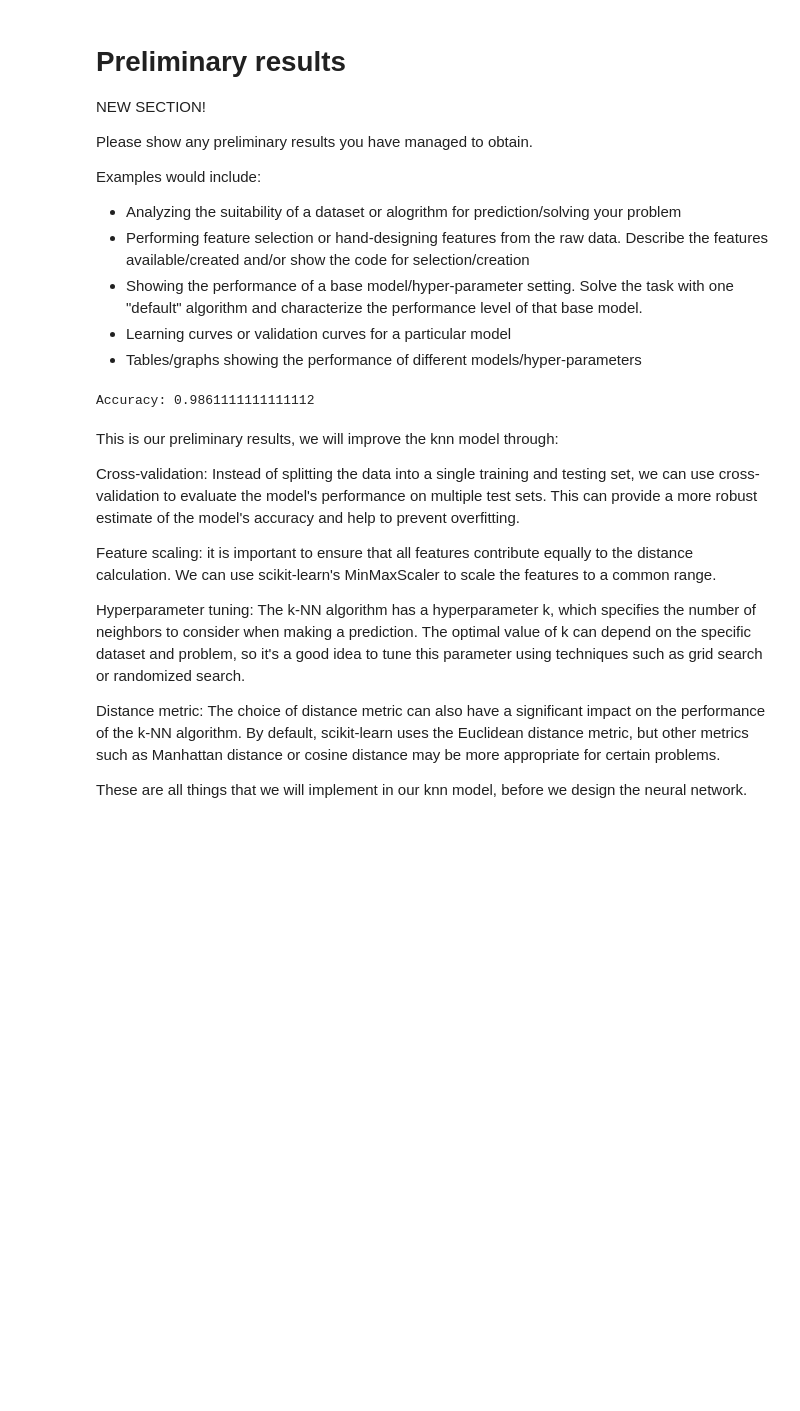
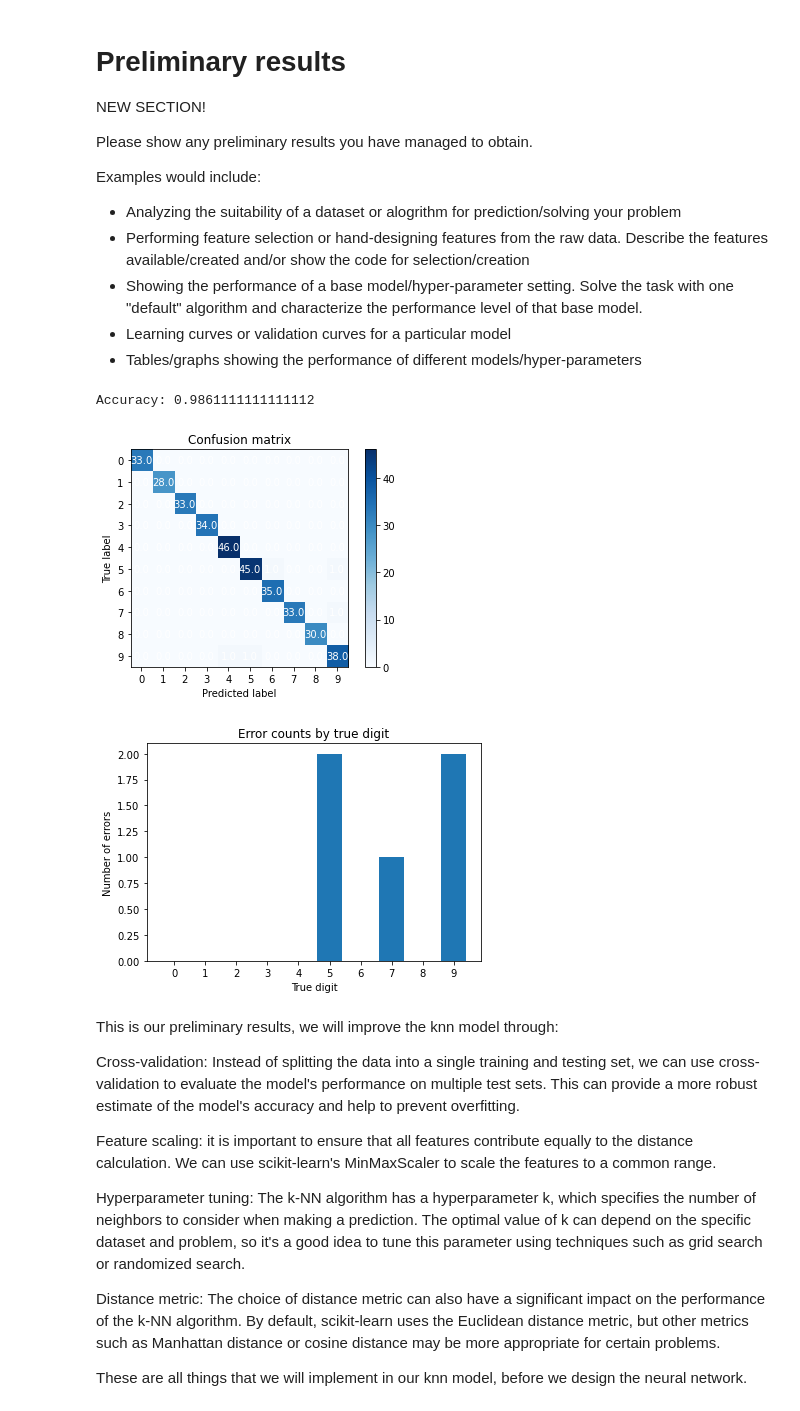
Before and after one commit to COGS118A/Group008-Wi23, a Jupyter notebook: ProposalGroup008-Wi23.ipynb, the cells around one changed output. Drawn from its saved outputs; the diff is of its cells as text; code cells hidden in the pictures; blank space fills up the shorter version.

Commit message:
added confusion matrix and plot

```diff
--- a/ProposalGroup008-Wi23.ipynb
+++ b/ProposalGroup008-Wi23.ipynb
@@ -93,29 +93,74 @@ Examples would include:
 # %%
 from sklearn.neighbors import KNeighborsClassifier
 from sklearn.datasets import load_digits
 from sklearn.model_selection import train_test_split
 from sklearn.metrics import accuracy_score
+import numpy as np
+import matplotlib.pyplot as plt
 
 # Load the MNIST dataset
 digits = load_digits()
 
 # Split the dataset into training and testing sets
 X_train, X_test, y_train, y_test = train_test_split(digits.data, digits.target, test_size=0.2, random_state=42)
 
 # Create a k-NN classifier with k=5
 knn = KNeighborsClassifier(n_neighbors=5)
 
 # Train the classifier on the training data
 knn.fit(X_train, y_train)
 
 # Make predictions on the test data
 y_pred = knn.predict(X_test)
 
 # Compute the accuracy of the model
 accuracy = accuracy_score(y_test, y_pred)
 print(f"Accuracy: {accuracy}")
+
+# Compute the confusion matrix and error for each digit
+conf_matrix = np.zeros((10, 10))
+error_counts = np.zeros(10)
+for true_label, pred_label in zip(y_test, y_pred):
+    conf_matrix[true_label, pred_label] += 1
+    if true_label != pred_label:
+        error_counts[true_label] += 1
+
+# Plot the confusion matrix
+fig, ax = plt.subplots()
+im = ax.imshow(conf_matrix, cmap='Blues')
+# Set the axis labels and title
+ax.set_xticks(np.arange(10))
+ax.set_yticks(np.arange(10))
+ax.set_xticklabels(np.arange(10))
+ax.set_yticklabels(np.arange(10))
+ax.set_xlabel('Predicted label')
+ax.set_ylabel('True label')
+ax.set_title('Confusion matrix')
+
+# Add colorbar
+cbar = ax.figure.colorbar(im, ax=ax)
+
+# Loop over data and annotate the matrix entries
+for i in range(10):
+    for j in range(10):
+        text = ax.text(j, i, conf_matrix[i, j], ha='center', va='center', color='w')
+
+plt.show()
+
+
+# Plot the error for each digit
+fig, ax = plt.subplots()
+ax.bar(np.arange(10), error_counts)
+ax.set_xticks(np.arange(10))
+ax.set_xticklabels(np.arange(10))
+ax.set_xlabel('True digit')
+ax.set_ylabel('Number of errors')
+ax.set_title('Error counts by true digit')
+plt.show()
 # %% [output]
 Accuracy: 0.9861111111111112
+[figure, added]
+[figure, added]
 # %% [markdown]
 This is our preliminary results, we will improve the knn model through:
 
```
